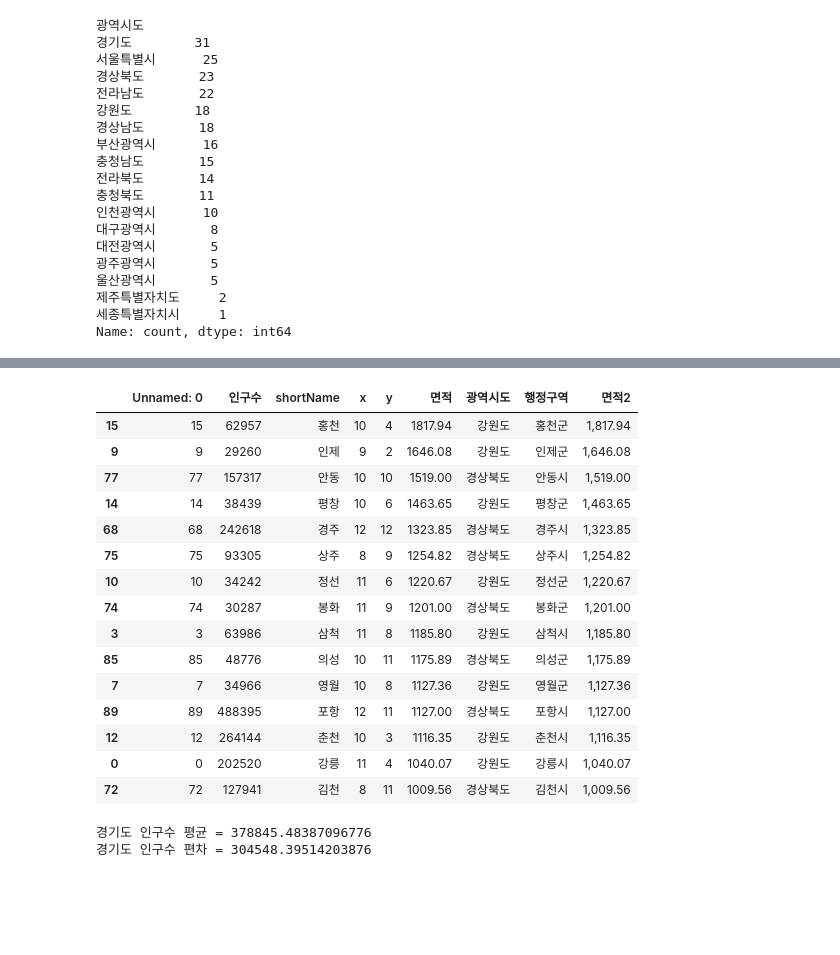
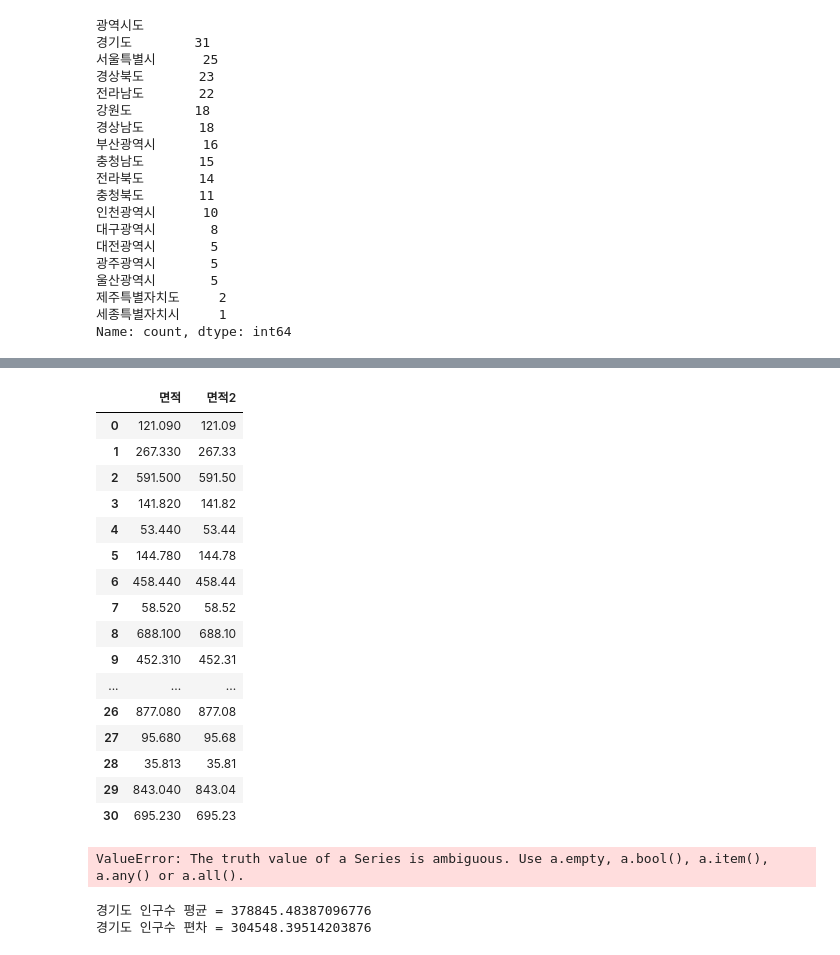
Before and after one commit to nirey-l/Python_Webscraping_Analysis, a Jupyter notebook: 03.행정구역정보_분석과시각화.ipynb, the cells around one changed output, grey strips where cells are left out. Drawn from its saved outputs; the diff is of its cells as text; code cells hidden in the pictures; blank space fills up the shorter version.

```diff
--- a/03.행정구역정보_분석과시각화.ipynb
+++ b/03.행정구역정보_분석과시각화.ipynb
@@ -429,22 +425,28 @@ Name: count, dtype: int64
+# %%
+# 면적2 라는 새로운 컬럼을 생성
+gy_df['면적2'] = gy_df['면적'].map(lambda val:f'{val:.2f}')
+gy_df[['면적','면적2']]
+# %% [output]
+|  | 면적 | 면적2 |
+| 0 | 121.090 | 121.09 |
+| 1 | 267.330 | 267.33 |
+| 2 | 591.500 | 591.50 |
+| 3 | 141.820 | 141.82 |
+| 4 | 53.440 | 53.44 |
+| 5 | 144.780 | 144.78 |
+| 6 | 458.440 | 458.44 |
+| 7 | 58.520 | 58.52 |
+| 8 | 688.100 | 688.10 |
+| 9 | 452.310 | 452.31 |
+| ... | ... | ... |
+| 26 | 877.080 | 877.08 |
+| 27 | 95.680 | 95.68 |
+| 28 | 35.813 | 35.81 |
+| 29 | 843.040 | 843.04 |
+| 30 | 695.230 | 695.23 |
 # %%
 # 면적이 > 1000 큰 조건과 매핑되는 새로운 DataFrame 생성 area_1000 라는 변수에 저장하기
-
-
-# area_1000 DataFrame 객체에 면적2 컬럼을 생성
+# 컬럼명은 ['행정구역','인구수','면적']
+area_1000 = data.loc[data['면적'] == '면적' > 1000, ['행정구역','인구수','면적']].sort_values(by='인구수', ascending=False).reset_index(drop=True)
 # %% [output]
-|  | Unnamed: 0 | 인구수 | shortName | x | y | 면적 | 광역시도 | 행정구역 | 면적2 |
-| 15 | 15 | 62957 | 홍천 | 10 | 4 | 1817.94 | 강원도 | 홍천군 | 1,817.94 |
-| 9 | 9 | 29260 | 인제 | 9 | 2 | 1646.08 | 강원도 | 인제군 | 1,646.08 |
-| 77 | 77 | 157317 | 안동 | 10 | 10 | 1519.00 | 경상북도 | 안동시 | 1,519.00 |
-| 14 | 14 | 38439 | 평창 | 10 | 6 | 1463.65 | 강원도 | 평창군 | 1,463.65 |
-| 68 | 68 | 242618 | 경주 | 12 | 12 | 1323.85 | 경상북도 | 경주시 | 1,323.85 |
-| 75 | 75 | 93305 | 상주 | 8 | 9 | 1254.82 | 경상북도 | 상주시 | 1,254.82 |
-| 10 | 10 | 34242 | 정선 | 11 | 6 | 1220.67 | 강원도 | 정선군 | 1,220.67 |
-| 74 | 74 | 30287 | 봉화 | 11 | 9 | 1201.00 | 경상북도 | 봉화군 | 1,201.00 |
-| 3 | 3 | 63986 | 삼척 | 11 | 8 | 1185.80 | 강원도 | 삼척시 | 1,185.80 |
-| 85 | 85 | 48776 | 의성 | 10 | 11 | 1175.89 | 경상북도 | 의성군 | 1,175.89 |
-| 7 | 7 | 34966 | 영월 | 10 | 8 | 1127.36 | 강원도 | 영월군 | 1,127.36 |
-| 89 | 89 | 488395 | 포항 | 12 | 11 | 1127.00 | 경상북도 | 포항시 | 1,127.00 |
-| 12 | 12 | 264144 | 춘천 | 10 | 3 | 1116.35 | 강원도 | 춘천시 | 1,116.35 |
-| 0 | 0 | 202520 | 강릉 | 11 | 4 | 1040.07 | 강원도 | 강릉시 | 1,040.07 |
-| 72 | 72 | 127941 | 김천 | 8 | 11 | 1009.56 | 경상북도 | 김천시 | 1,009.56 |
+ValueError: The truth value of a Series is ambiguous. Use a.empty, a.bool(), a.item(), a.any() or a.all().
```
Also changed, not shown: parts of 7 cells of this notebook, 1 other file.
